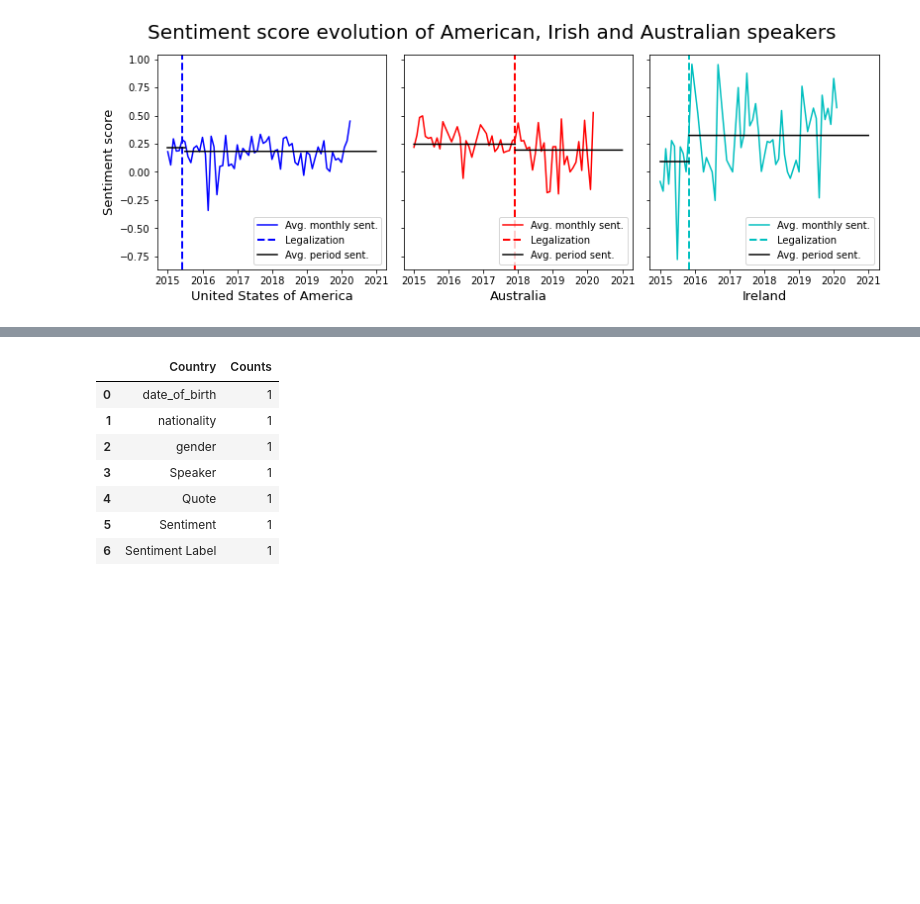
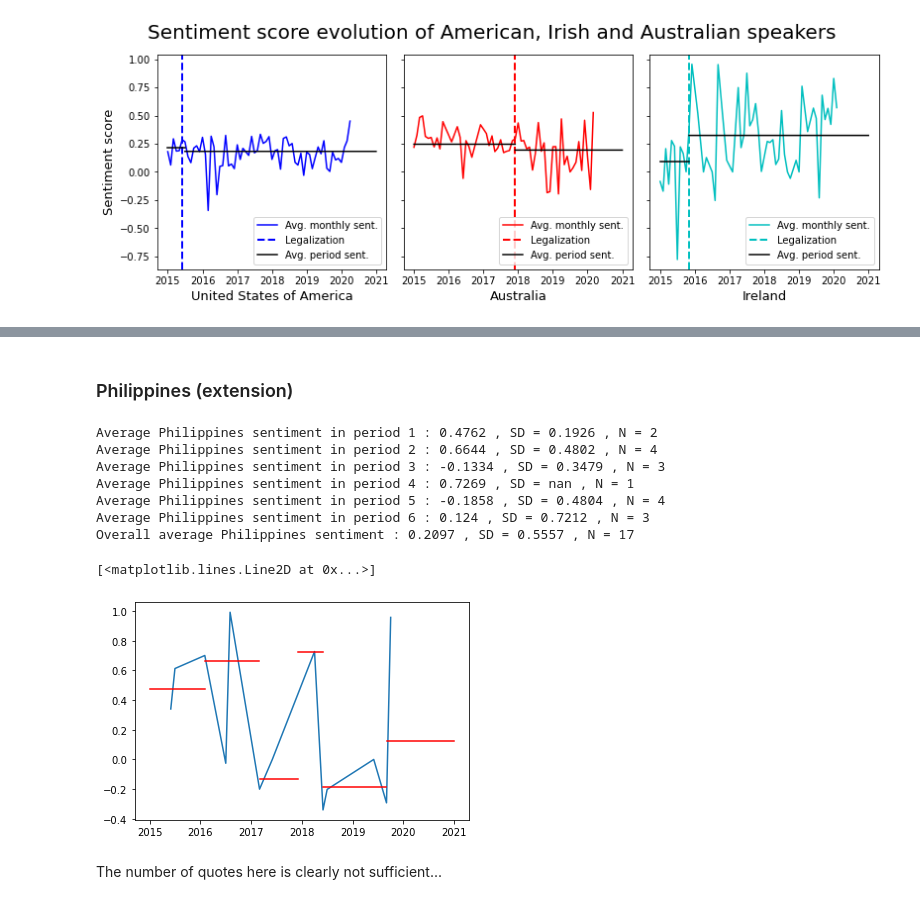
Before and after one commit to epfl-ada/ada-2021-project-fadalbazooka, a Jupyter notebook: research_question_1.ipynb, the cells around one changed output, grey strips where cells are left out. Cells and saved outputs as stored; diff of their text form; code cells hidden in the pictures; blank space fills up the shorter version.

```diff
--- a/research_question_1.ipynb
+++ b/research_question_1.ipynb
@@ -607,33 +621,37 @@ plt.savefig('Q1_merged_plot_all_W.png',
-# %%
-quotes_USA_for_hist = np.hstack(quotes_USA)
-quotes_USA_dict = dict(Counter(quotes_USA_for_hist))
-quotes_USA_dict = {'Country': list(quotes_USA_dict.keys()), 'Counts': list(quotes_USA_dict.values())}
-quotes_USA_df = pd.DataFrame.from_dict(quotes_USA_dict)
-quotes_USA_df = quotes_USA_df.sort_values(by='Counts', ascending=False)
-quotes_USA_df.head(10)
-# %% [output]
-|  | Country | Counts |
-| 0 | date_of_birth | 1 |
-| 1 | nationality | 1 |
-| 2 | gender | 1 |
-| 3 | Speaker | 1 |
-| 4 | Quote | 1 |
-| 5 | Sentiment | 1 |
-| 6 | Sentiment Label | 1 |
+# %% [markdown]
+### Philippines (extension)
 # %%
-fig, ax = plt.subplots(figsize=(10, 10))
-
-# Add x-axis and y-axis
-ax.bar(boulder_july_2018.index.values,
-        boulder_july_2018['precip'],
-        color='purple')
-
-# Set title and labels for axes
-ax.set(xlabel="Date",
-       ylabel="Precipitation (inches)",
-       title="Daily Total Precipitation\nBoulder, Colorado in July 2018")
-
-# Rotate tick marks on x-axis
-plt.setp(ax.get_xticklabels(), rotation=45)
-
-plt.show()
+quotes_PHI = quotes_marriage[quotes_marriage['nationality'] == 'Philippines']
+quotes_PHI = quotes_PHI.set_index(['quote_date'])
+quotes_PHI_1 = quotes_PHI.loc['2015-1-1' : '2016-1-31']
+quotes_PHI_2 = quotes_PHI.loc['2016-2-1' : '2017-2-28']
+quotes_PHI_3 = quotes_PHI.loc['2017-3-1' : '2017-11-30']
+quotes_PHI_4 = quotes_PHI.loc['2017-12-1' : '2018-5-31']
+quotes_PHI_5 = quotes_PHI.loc['2018-6-1' : '2019-8-31']
+quotes_PHI_6 = quotes_PHI.loc['2019-9-1' : '2020-12-31']
+print("Average Philippines sentiment in period 1 :", round(quotes_PHI_1['Sentiment'].mean(),4), ", SD =", round(quotes_PHI_1['Sentiment'].std(),4) , ", N =",quotes_PHI_1['Sentiment'].size)
+print("Average Philippines sentiment in period 2 :", round(quotes_PHI_2['Sentiment'].mean(),4), ", SD =", round(quotes_PHI_2['Sentiment'].std(),4) , ", N =",quotes_PHI_2['Sentiment'].size)
+print("Average Philippines sentiment in period 3 :", round(quotes_PHI_3['Sentiment'].mean(),4), ", SD =", round(quotes_PHI_3['Sentiment'].std(),4) , ", N =",quotes_PHI_3['Sentiment'].size)
+print("Average Philippines sentiment in period 4 :", round(quotes_PHI_4['Sentiment'].mean(),4), ", SD =", round(quotes_PHI_4['Sentiment'].std(),4) , ", N =",quotes_PHI_4['Sentiment'].size)
+print("Average Philippines sentiment in period 5 :", round(quotes_PHI_5['Sentiment'].mean(),4), ", SD =", round(quotes_PHI_5['Sentiment'].std(),4) , ", N =",quotes_PHI_5['Sentiment'].size)
+print("Average Philippines sentiment in period 6 :", round(quotes_PHI_6['Sentiment'].mean(),4), ", SD =", round(quotes_PHI_6['Sentiment'].std(),4) , ", N =",quotes_PHI_6['Sentiment'].size)
+print("Overall average Philippines sentiment :", round(quotes_PHI['Sentiment'].mean(),4), ", SD =", round(quotes_PHI['Sentiment'].std(),4) , ", N =",quotes_PHI['Sentiment'].size)
+plt.plot(quotes_PHI.groupby('quote_date').mean()["Sentiment"])
+plt.plot(pd.date_range(start="2015-1-1",end="2016-1-31"),quotes_PHI_1['Sentiment'].mean() * np.ones(1+(pd.to_datetime("2016-1-31")-pd.to_datetime("2015-1-1")).days),'r')
+plt.plot(pd.date_range(start="2016-2-1",end="2017-2-28"),quotes_PHI_2['Sentiment'].mean() *np.ones(1+(pd.to_datetime("2017-2-28")-pd.to_datetime("2016-2-1")).days),'r')
+plt.plot(pd.date_range(start="2017-3-1",end="2017-11-30"),quotes_PHI_3['Sentiment'].mean() * np.ones(1+(pd.to_datetime("2017-11-30")-pd.to_datetime("2017-3-1")).days),'r')
+plt.plot(pd.date_range(start="2017-12-1",end="2018-5-31"),quotes_PHI_4['Sentiment'].mean() *np.ones(1+(pd.to_datetime("2018-5-31")-pd.to_datetime("2017-12-1")).days),'r')
+plt.plot(pd.date_range(start="2018-6-1",end="2019-8-31"),quotes_PHI_5['Sentiment'].mean() * np.ones(1+(pd.to_datetime("2019-8-31")-pd.to_datetime("2018-6-1")).days),'r')
+plt.plot(pd.date_range(start="2019-9-1",end="2020-12-31"),quotes_PHI_6['Sentiment'].mean() *np.ones(1+(pd.to_datetime("2020-12-31")-pd.to_datetime("2019-9-1")).days),'r')
+# %% [output]
+Average Philippines sentiment in period 1 : 0.4762 , SD = 0.1926 , N = 2
+Average Philippines sentiment in period 2 : 0.6644 , SD = 0.4802 , N = 4
+Average Philippines sentiment in period 3 : -0.1334 , SD = 0.3479 , N = 3
+Average Philippines sentiment in period 4 : 0.7269 , SD = nan , N = 1
+Average Philippines sentiment in period 5 : -0.1858 , SD = 0.4804 , N = 4
+Average Philippines sentiment in period 6 : 0.124 , SD = 0.7212 , N = 3
+Overall average Philippines sentiment : 0.2097 , SD = 0.5557 , N = 17
+[<matplotlib.lines.Line2D at 0x...>]
+[figure, added]
+# %% [markdown]
+The number of quotes here is clearly not sufficient...
```
Also changed, not shown: parts of 4 cells of this notebook, 3 other files.
